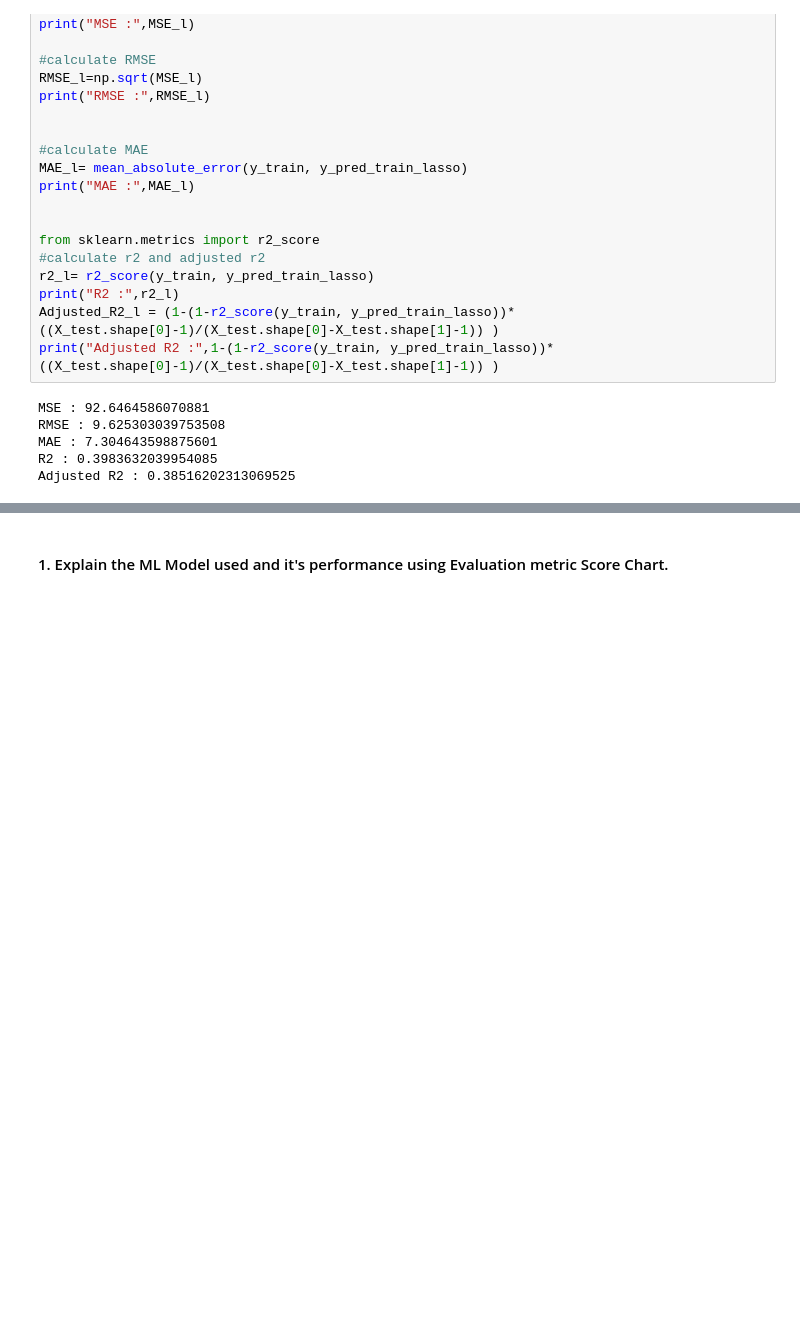
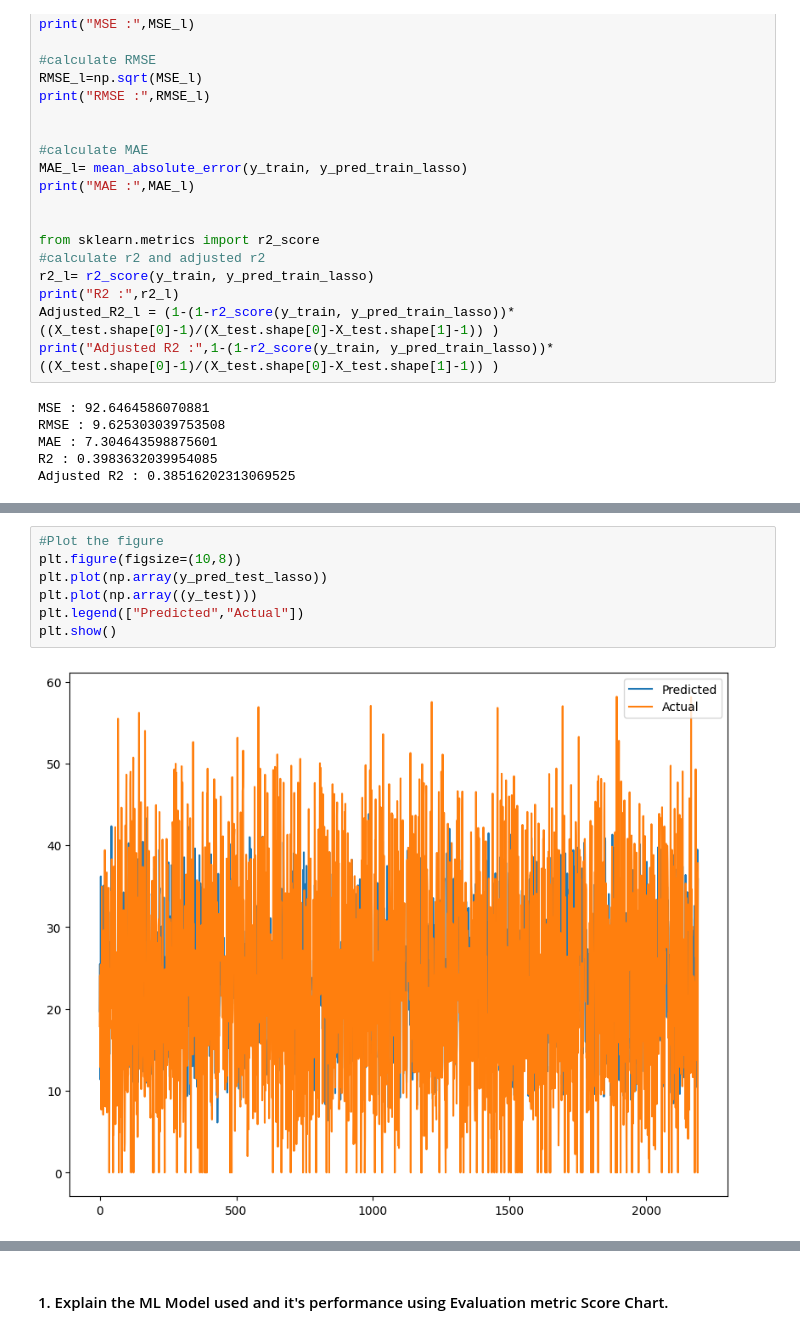
Before and after one commit to Dharitri-2022ds/ML-Capstone, a Jupyter notebook: Almabetter_Module_6_capstone_ML_project_.ipynb, the cells around one changed output, grey strips where cells are left out. Drawn from its saved outputs; the diff is of its cells as text; blank space fills up the shorter version.

```diff
--- a/Almabetter_Module_6_capstone_ML_project_.ipynb
+++ b/Almabetter_Module_6_capstone_ML_project_.ipynb
@@ -1448,0 +1510,9 @@ Adjusted R2 : 0.38516202313069525
+# %%
+#Plot the figure
+plt.figure(figsize=(10,8))
+plt.plot(np.array(y_pred_test_lasso))
+plt.plot(np.array((y_test)))
+plt.legend(["Predicted","Actual"])
+plt.show()
+# %% [output]
+[figure, added]
```
Also changed, not shown: parts of 58 cells of this notebook.
